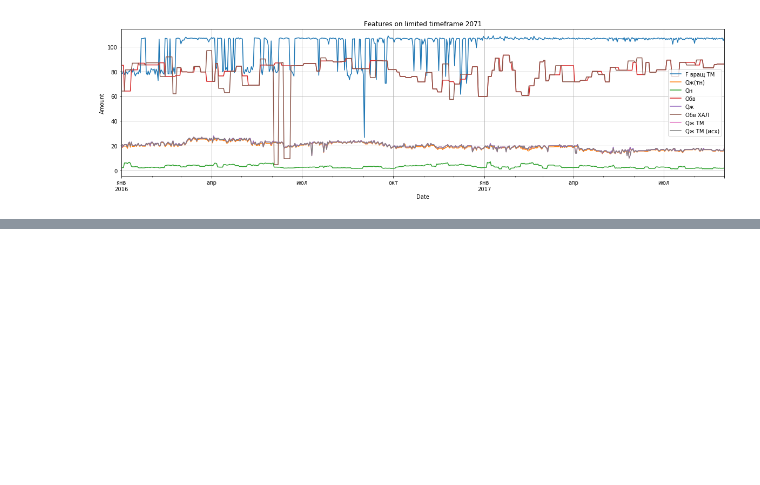
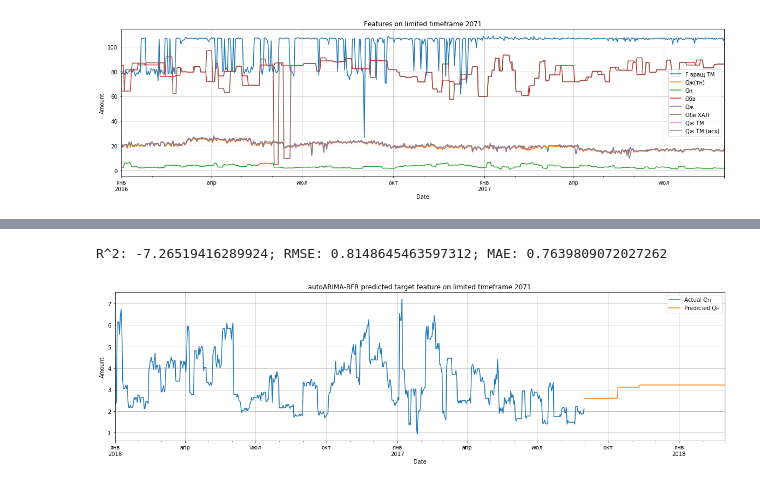
Before and after one commit to antonkurenkov/GPN-predictions, a Jupyter notebook: GP_04.ipynb, the cells around one changed output, grey strips where cells are left out. Cells and saved outputs as stored; diff of their text form; code cells hidden in the pictures; blank space fills up the shorter version.

```diff
--- a/GP_04.ipynb
+++ b/GP_04.ipynb
@@ -478,0 +578,12 @@ item.show_plot(cross_df, title='ARIMA-XGB predicted features on limited timefram
+# %%
+# Обучаем модель Random Forest Regressor
+rfr = ml_model.rfr_model(X_train, y_train)
+
+# Делаем предсказание и измеряем метрики
+result_rfr = ml_model.get_prediction(rfr, train_test_tuple)
+
+# Выводим на экран график предсказанного целевого параметра
+item.show_plot(result_rfr, title='autoARIMA-RFR predicted target feature on limited timeframe')
+# %% [output]
+R^2: -7.26519416289924; RMSE: 0.8148645463597312; MAE: 0.7639809072027262
+[figure, added]
```
Also changed, not shown: parts of 14 cells of this notebook, 6 other files.
